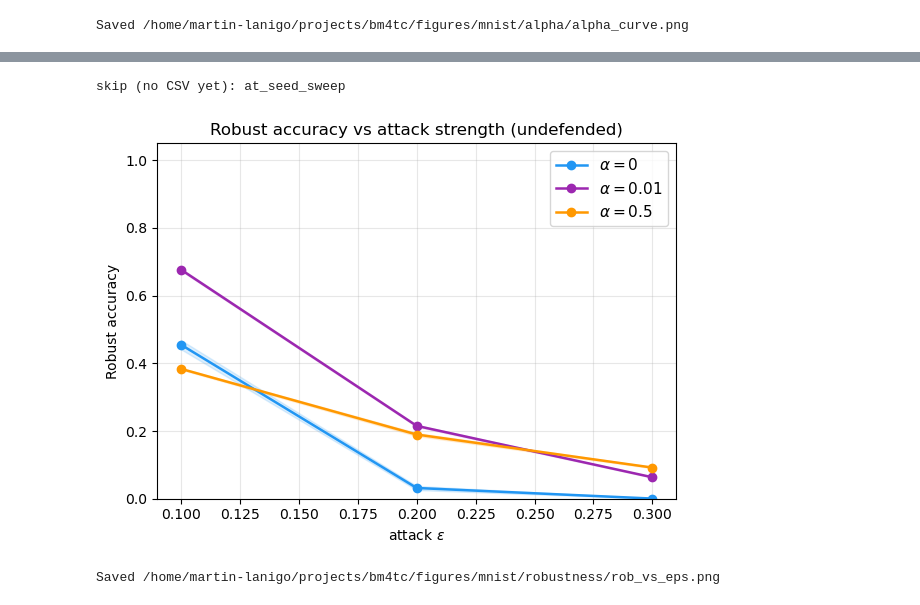
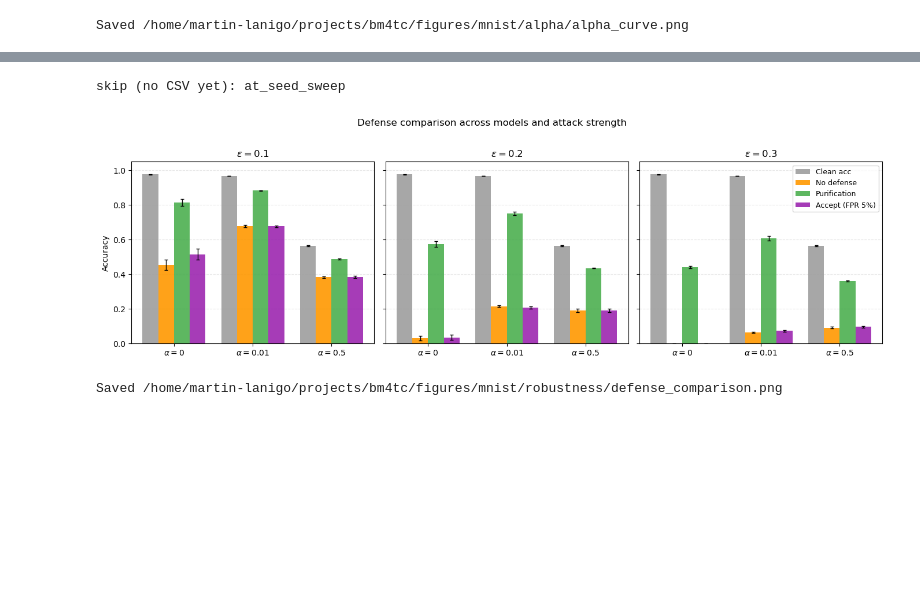
Before and after one commit to MLNissenGonzalez/bm4tc, a Jupyter notebook: notebooks/mnist.ipynb, the cells around one changed output, grey strips where cells are left out. Saved outputs shown, nothing was run; the diff lists cells and outputs as text; code cells hidden in the pictures; blank space fills up the shorter version.

```diff
--- a/notebooks/mnist.ipynb
+++ b/notebooks/mnist.ipynb
@@ -292,61 +301,79 @@ import matplotlib.pyplot as plt
 import numpy as np
 import pandas as pd
 
-# Models for the headline comparison (order = legend order).
+# Models to compare (x-axis within each panel).
 MODELS = [
-    ("seed_sweep_a0",   r"$\alpha=0$",    "#2196F3"),
-    ("seed_sweep_a001", r"$\alpha=0.01$", "#9C27B0"),
-    ("seed_sweep_a05",  r"$\alpha=0.5$",  "#FF9800"),
-    ("at_seed_sweep",   "AT",             "#F44336"),
+    ("seed_sweep_a0",   r"$\alpha{=}0$"),
+    ("seed_sweep_a001", r"$\alpha{=}0.01$"),
+    ("seed_sweep_a05",  r"$\alpha{=}0.5$"),
+    ("at_seed_sweep",   "AT"),
+]
+# Defenses to compare (bar groups). (label, color, column template, flip = use 1 - value).
+# Accept-accuracy = 1 - uq_det_err_passed/5pct/{eps}: accuracy on inputs the detector does
+# NOT flag, with the threshold at the 5th percentile of clean log p(x) (~5% clean rejected).
+DEFENSES = [
+    ("Clean acc",       "#9E9E9E", "acc",                          False),
+    ("No defense",      "#FF9800", "rob/{eps}",                    False),
+    ("Purification",    "#4CAF50", "uq_purify_acc/{eps}/0.2",      False),
+    ("Accept (FPR 5%)", "#9C27B0", "uq_det_err_passed/5pct/{eps}", True),
 ]
 
 
 def load(key):
     p = PROJECT_ROOT / "analysis" / SWEEP_DIRS[key] / "evaluation_data.csv"
     return pd.read_csv(p) if p.exists() else None
 
 
 def eps_grid(df):
     eps = set()
     for c in df.columns:
         if c.startswith("rob/"):
             try:
                 eps.add(float(c.split("/")[1]))
             except ValueError:
                 pass
     return sorted(eps)
 
 
-def curve(df, template, eps_list):
-    means, ses = [], []
-    for e in eps_list:
-        col = template.format(eps=e)
-        if col in df.columns:
-            v = pd.to_numeric(df[col], errors="coerce").dropna()
-            means.append(v.mean()); ses.append(v.std() / np.sqrt(max(len(v), 1)))
-        else:
-            means.append(np.nan); ses.append(0.0)
-    return np.array(means, float), np.array(ses, float)
+def stat(df, template, eps, flip):
+    col = template.format(eps=eps)
+    if col not in df.columns:
+        return np.nan, 0.0
+    v = pd.to_numeric(df[col], errors="coerce").dropna()
+    if flip:
+        v = 1.0 - v
+    return (v.mean(), v.std() if len(v) > 1 else 0.0)
 
 
-fig, ax = plt.subplots(figsize=(6, 4.5))
-ref = next((load(k) for k, _, _ in MODELS if load(k) is not None), None)
-EPS_LIST = eps_grid(ref) if ref is not None else [0.1, 0.2, 0.3]
-for key, label, color in MODELS:
-    df = load(key)
-    if df is None:
-        print(f"skip (no CSV yet): {key}"); continue
-    m, s = curve(df, "rob/{eps}", EPS_LIST)
-    ax.plot(EPS_LIST, m, color=color, marker="o", lw=1.8, label=label)
-    ax.fill_between(EPS_LIST, m - s, m + s, color=color, alpha=0.15)
-ax.set_xlabel(r"attack $\varepsilon$"); ax.set_ylabel("Robust accuracy")
-ax.set_ylim(0, 1.05); ax.grid(True, alpha=0.3); ax.legend(fontsize=11)
-ax.set_title("Robust accuracy vs attack strength (undefended)")
+dfs = {k: load(k) for k, _ in MODELS}
+for k, _ in MODELS:
+    if dfs[k] is None:
+        print(f"skip (no CSV yet): {k}")
+avail = [(k, lab) for k, lab in MODELS if dfs[k] is not None]
+EPS_LIST = eps_grid(dfs[avail[0][0]])
+
+n_m, n_d = len(avail), len(DEFENSES)
+x, width = np.arange(n_m), 0.8 / n_d
+fig, axes = plt.subplots(1, len(EPS_LIST), figsize=(4.6 * len(EPS_LIST), 4.2),
+                         sharey=True, squeeze=False)
+axes = axes[0]
+for ax, eps in zip(axes, EPS_LIST):
+    for j, (dlabel, dcolor, tmpl, flip) in enumerate(DEFENSES):
+        means, stds = zip(*(stat(dfs[k], tmpl, eps, flip) for k, _ in avail))
+        ax.bar(x + (j - (n_d - 1) / 2) * width, means, width, yerr=stds,
+               label=dlabel, color=dcolor, capsize=2, alpha=0.9,
+               error_kw={"elinewidth": 1})
+    ax.set_title(rf"$\varepsilon = {eps}$")
+    ax.set_xticks(x); ax.set_xticklabels([lab for _, lab in avail], fontsize=10)
+    ax.set_ylim(0, 1.05); ax.grid(axis="y", alpha=0.3, ls="--"); ax.set_axisbelow(True)
+axes[0].set_ylabel("Accuracy")
+axes[-1].legend(fontsize=9, loc="upper right")
+fig.suptitle("Defense comparison across models and attack strength", y=1.02)
 fig.tight_layout()
-out = PROJECT_ROOT / "figures/mnist/robustness/rob_vs_eps.png"
+out = PROJECT_ROOT / "figures/mnist/robustness/defense_comparison.png"
 out.parent.mkdir(parents=True, exist_ok=True)
 fig.savefig(out, dpi=150, bbox_inches="tight"); plt.show(); print(f"Saved {out}")
 # %% [output]
 skip (no CSV yet): at_seed_sweep
-[figure, old version]
+[figure, new version]
-Saved /home/martin-lanigo/projects/bm4tc/figures/mnist/robustness/rob_vs_eps.png
+Saved /home/martin-lanigo/projects/bm4tc/figures/mnist/robustness/defense_comparison.png
```
Also changed, not shown: parts of 3 cells of this notebook, 5 other files.
